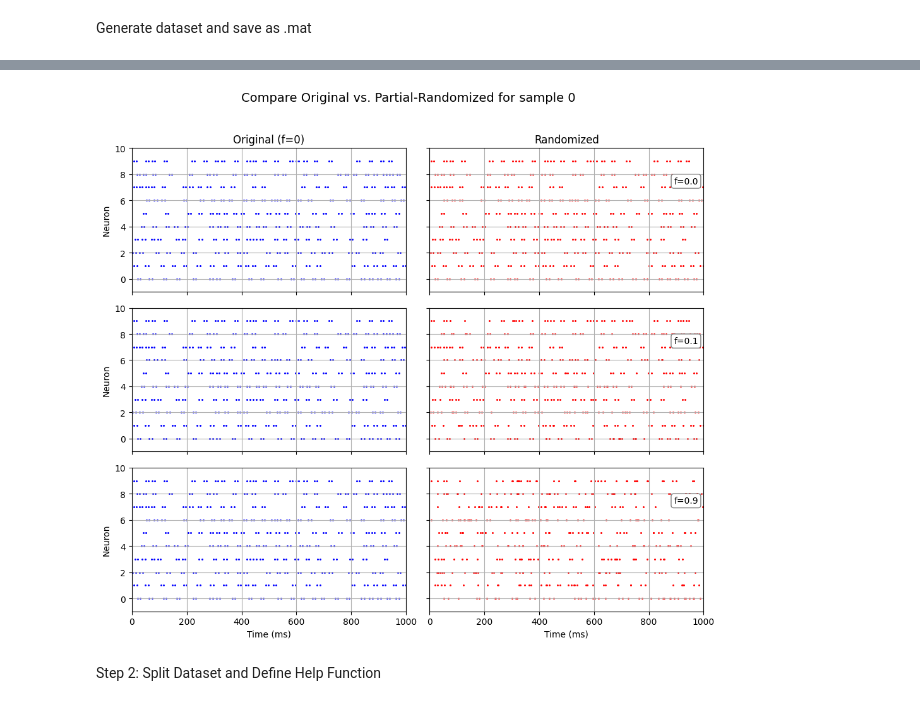
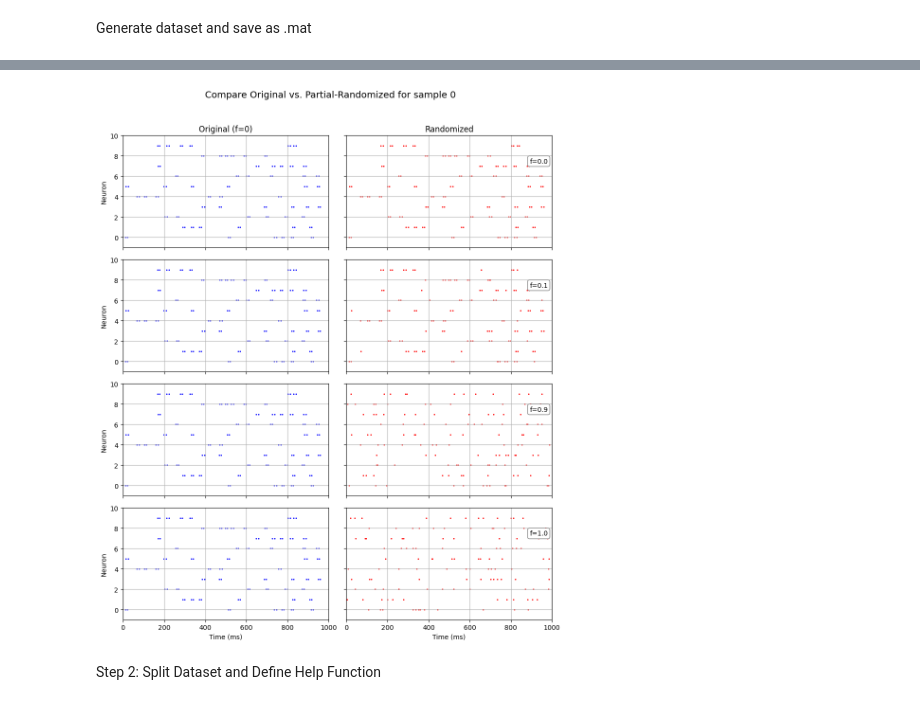
Before and after one commit to Oooorca/IRP_Neuro_SNN, a Jupyter notebook: trainwithF.ipynb, the cells around one changed output, grey strips where cells are left out. Saved outputs shown, nothing was run; the diff lists cells and outputs as text; code cells hidden in the pictures.

```diff
--- a/trainwithF.ipynb
+++ b/trainwithF.ipynb
@@ -209,31 +214,24 @@ Selected sample indices: [1305  270  883  678]
 # %%
 def partial_randomize_spike_train(spike_train, f=0.5, max_attempts=50):
-    """
-    对单个 spike_train (num_neurons, T) 做部分随机化。
-    f∈[0,1]：随机化比例，越大 => 越多 spike 重新随机放置时间。
-    """
     num_neurons, T = spike_train.shape
-    new_train = np.zeros_like(spike_train)
+    new_train = np.copy(spike_train)
     for neuron_idx in range(num_neurons):
         spike_times = np.where(spike_train[neuron_idx] == 1)[0]
-        for old_t in spike_times:
-            if np.random.rand() < f:
-                placed = False
-                for _ in range(max_attempts):
-                    new_t = np.random.randint(0, T)
-                    if new_train[neuron_idx, new_t] == 0:
-                        new_train[neuron_idx, new_t] = 1
-                        placed = True
-                        break
-            else:
-                new_train[neuron_idx, old_t] = 1
+
+        num_to_randomize = int(len(spike_times) * f)
+        random_indices = np.random.choice(spike_times, size=num_to_randomize, replace=False)
+        new_train[neuron_idx, random_indices] = 0
+
+        for _ in range(max_attempts * num_to_randomize):
+            new_t = np.random.randint(0, T)
+            if np.sum(new_train[neuron_idx, :]) >= len(spike_times):  # Ensure no more spikes than original
+                break
+            if new_train[neuron_idx, new_t] == 0:
+                new_train[neuron_idx, new_t] = 1
 
     return new_train
 
 def partial_randomize_dataset(spike_trains_dataset, f=0.5, max_attempts=50):
-    """
-    对整个数据集 (N, num_neurons, T) 做部分随机化，返回新数组。
-    """
     N, num_neurons, T = spike_trains_dataset.shape
     new_dataset = np.zeros_like(spike_trains_dataset)
     for i in range(N):
@@ -245,7 +243,7 @@ import matplotlib.pyplot as plt
 
 
 sample_idx = 0
-f_values = [0.0, 0.1, 0.9]  # f=0 represents no randomization
+f_values = [0.0, 0.1, 0.9, 1.0]  # f=0 represents no randomization
 original_st = X[sample_idx]  # shape (num_neurons, T)
 randomized_datasets = {f: partial_randomize_dataset(X, f=f) for f in f_values}
 
@@ -261,34 +259,34 @@ for row_i, f in enumerate(f_values):
         spike_times = np.where(original_st[neuron_idx] == 1)[0]
         ax_left.scatter(spike_times, np.ones_like(spike_times) * neuron_idx,
                         s=5, color='b', marker='.')
     ax_left.set_ylabel('Neuron')
     if row_i == 0:
         ax_left.set_title("Original (f=0)")
 
     # (B) Right column: Partial-randomized spike train (f)
     randomized_st = randomized_datasets[f][sample_idx]  # 获取对应 f 的数据
     ax_right = axes[row_i, 1]
     for neuron_idx in range(randomized_st.shape[0]):
         spike_times = np.where(randomized_st[neuron_idx] == 1)[0]
         ax_right.scatter(spike_times, np.ones_like(spike_times) * neuron_idx,
                          s=5, color='r', marker='.')
     if row_i == 0:
         ax_right.set_title("Randomized")
     ax_right.text(0.98, 0.8, f"f={f:.1f}", transform=ax_right.transAxes,
                   ha='right', va='top', fontsize=10,
                   bbox=dict(boxstyle="round", fc="white", ec="gray"))
 
     for ax in (ax_left, ax_right):
         ax.set_ylim([-1, original_st.shape[0]])
         ax.set_xlim([0, original_st.shape[1]])
         ax.grid(True)
 
 axes[-1, 0].set_xlabel('Time (ms)')
 axes[-1, 1].set_xlabel('Time (ms)')
 plt.tight_layout(rect=[0, 0, 1, 0.96])
 plt.show()
 # %% [output]
-[figure, old version]
+[figure, new version]
 # %% [markdown]
 Step 2: Split Dataset and Define Help Function
 # %%
```
Also changed, not shown: parts of 20 cells of this notebook, 21 other files.
